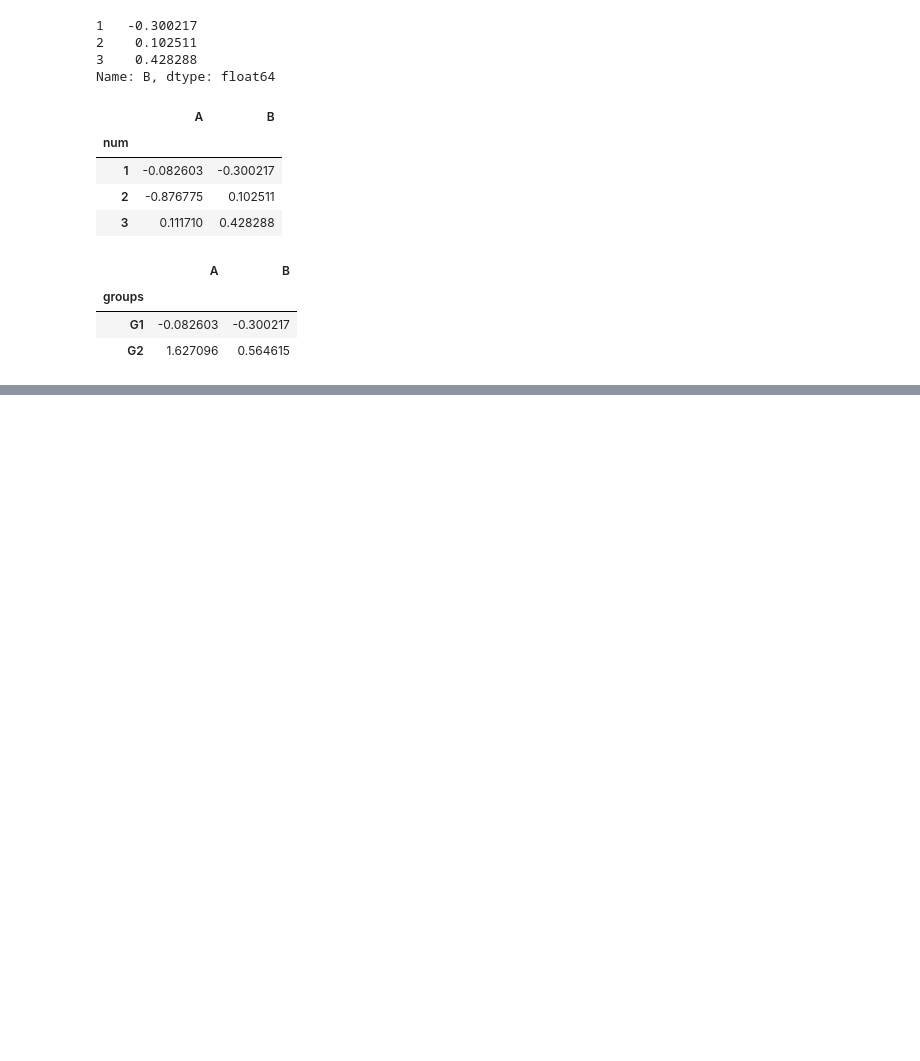
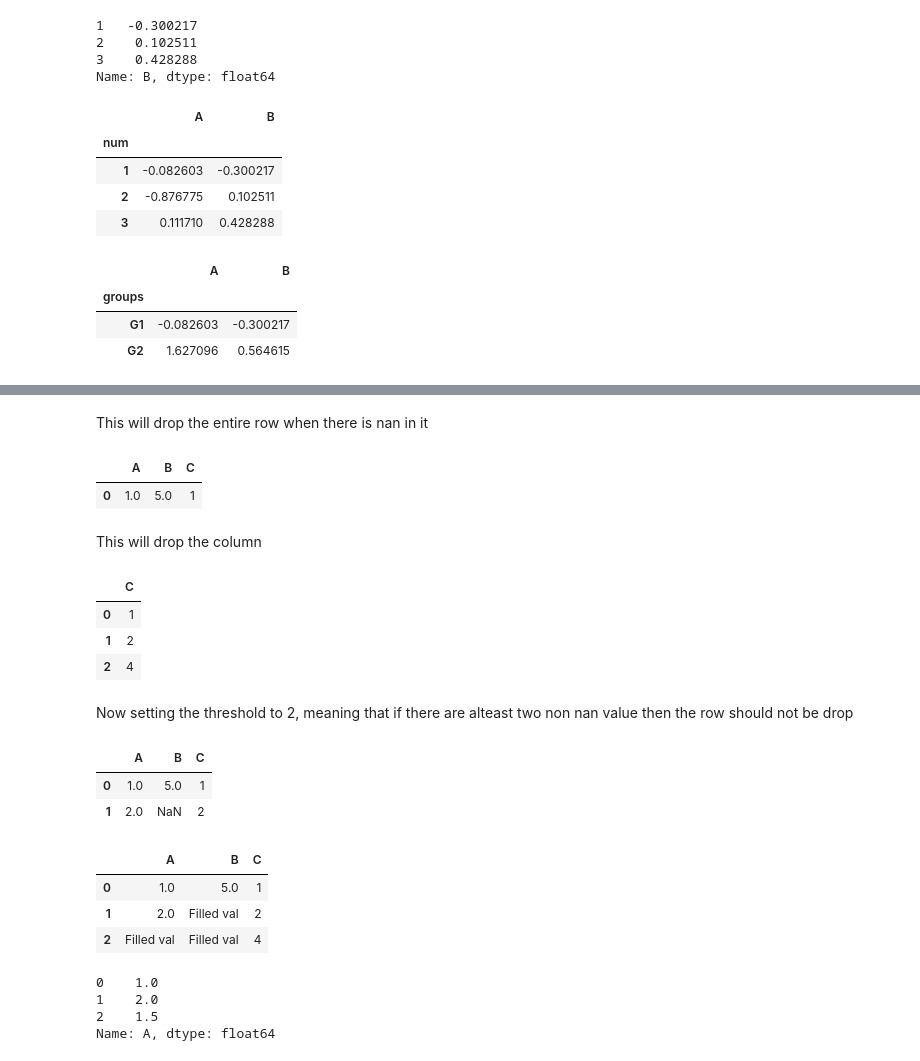
Before and after one commit to fahamin5149/Python-for-DS, a Jupyter notebook: 3-Pandas/Pandas.ipynb, the cells around one changed output, grey strips where cells are left out. Drawn from its saved outputs; the diff is of its cells as text; code cells hidden in the pictures; blank space fills up the shorter version.

Commit message:
Handling Nan values

```diff
--- a/3-Pandas/Pandas.ipynb
+++ b/3-Pandas/Pandas.ipynb
@@ -256,0 +272,38 @@ df.xs(1, level='num')
+# %% [markdown]
+This will drop the entire row when there is nan in it
+# %%
+df.dropna()
+# %% [output]
+|  | A | B | C |
+| 0 | 1.0 | 5.0 | 1 |
+# %% [markdown]
+This will drop the column
+# %%
+df.dropna(axis=1)
+# %% [output]
+|  | C |
+| 0 | 1 |
+| 1 | 2 |
+| 2 | 4 |
+# %% [markdown]
+Now setting the threshold to 2, meaning that if there are alteast two non nan value then the row should not be drop
+# %%
+df.dropna(thresh=2)
+# %% [output]
+|  | A | B | C |
+| 0 | 1.0 | 5.0 | 1 |
+| 1 | 2.0 | NaN | 2 |
+# %%
+df.fillna(value='Filled val')
+# %% [output]
+|  | A | B | C |
+| 0 | 1.0 | 5.0 | 1 |
+| 1 | 2.0 | Filled val | 2 |
+| 2 | Filled val | Filled val | 4 |
+# %%
+df['A'].fillna(value= df['A'].mean())
+# %% [output]
+0    1.0
+1    2.0
+2    1.5
+Name: A, dtype: float64
```
Also changed, not shown: parts of 2 cells of this notebook.
